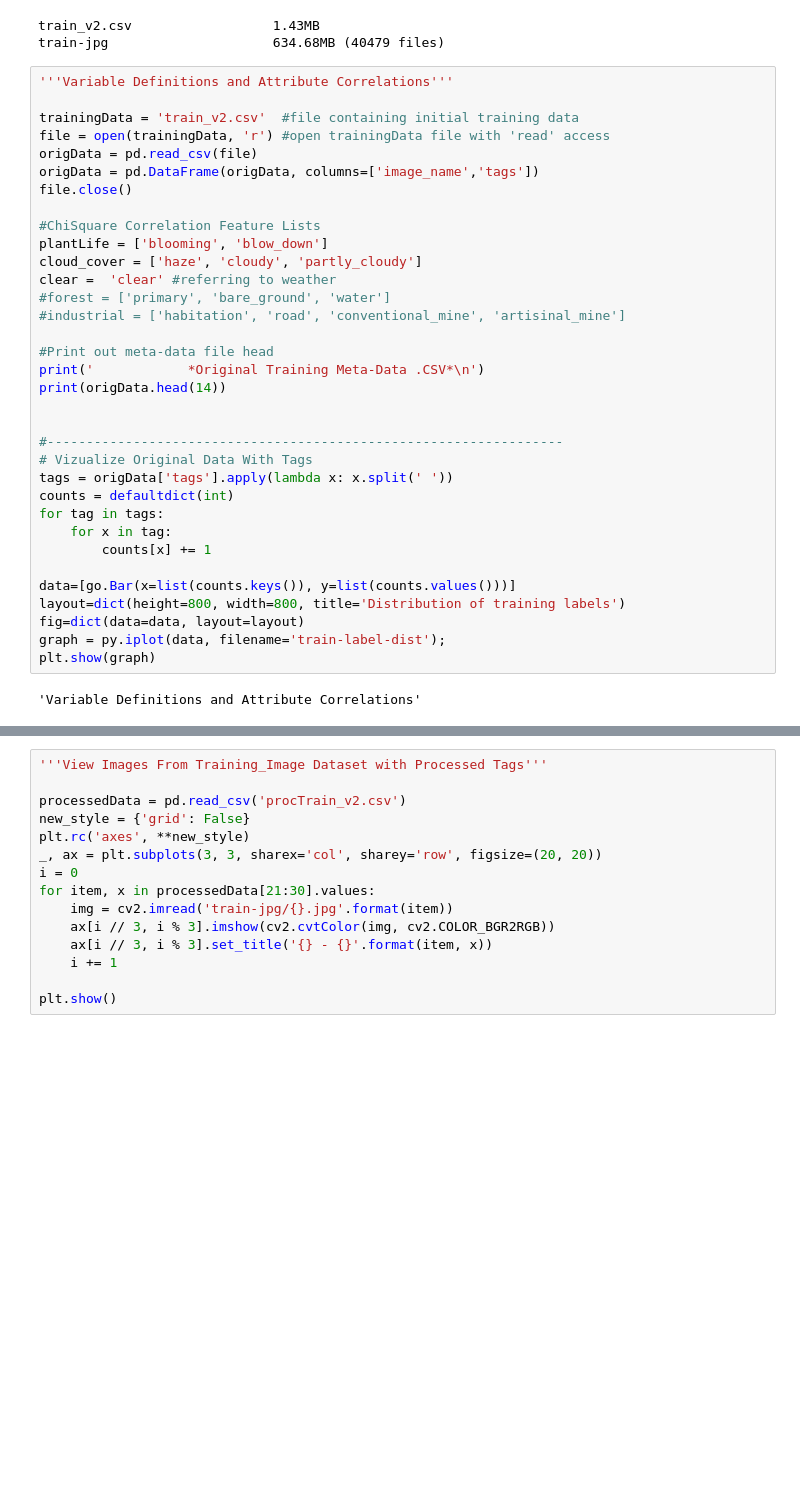
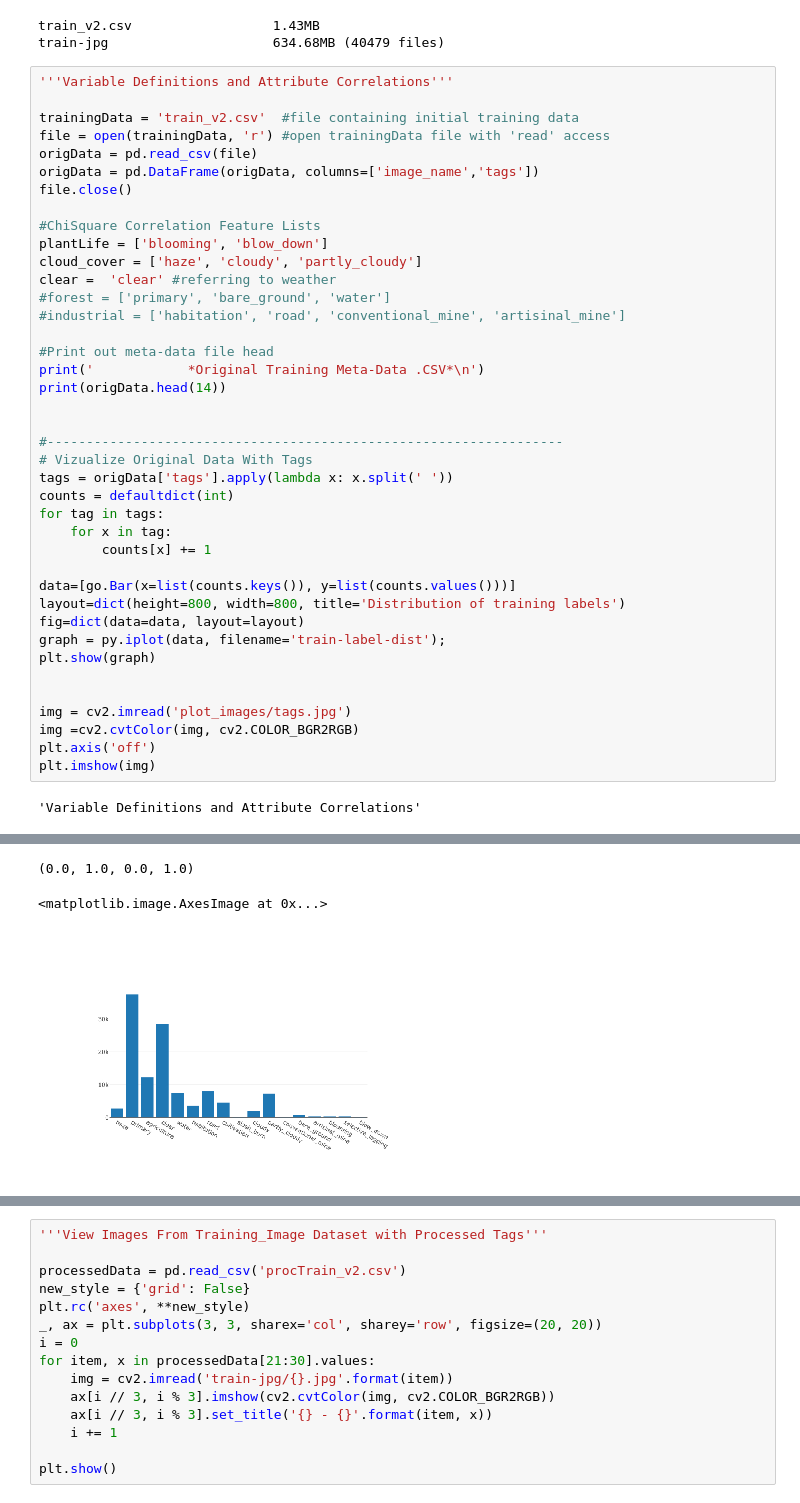
Before and after one commit to sam133/GGOGH, a Jupyter notebook: Amazon-Data-Mining.ipynb, the cells around one changed output, grey strips where cells are left out. Cells and saved outputs as stored; diff of their text form; blank space fills up the shorter version.

Commit message:
uploading screenshots of plots due to plots not showing up in .ipynb on GitHub. Modified Code to display plot images.

```diff
--- a/Amazon-Data-Mining.ipynb
+++ b/Amazon-Data-Mining.ipynb
@@ -58,33 +60,42 @@ tags = origData['tags'].apply(lambda x: x.split(' '))
 counts = defaultdict(int)
 for tag in tags:
     for x in tag:
         counts[x] += 1
 
 data=[go.Bar(x=list(counts.keys()), y=list(counts.values()))]
 layout=dict(height=800, width=800, title='Distribution of training labels')
 fig=dict(data=data, layout=layout)
 graph = py.iplot(data, filename='train-label-dist');
 plt.show(graph)
+
+
+img = cv2.imread('plot_images/tags.jpg')
+img =cv2.cvtColor(img, cv2.COLOR_BGR2RGB)
+plt.axis('off')
+plt.imshow(img)
 # %% [output]
 'Variable Definitions and Attribute Correlations'
             *Original Training Meta-Data .CSV*
 
    image_name                                         tags
 0     train_0                                 haze primary
 1     train_1              agriculture clear primary water
 2     train_2                                clear primary
 3     train_3                                clear primary
 4     train_4    agriculture clear habitation primary road
 5     train_5                           haze primary water
 6     train_6  agriculture clear cultivation primary water
 7     train_7                                 haze primary
 8     train_8        agriculture clear cultivation primary
 9     train_9   agriculture clear cultivation primary road
 10   train_10   agriculture clear primary slash_burn water
 11   train_11                          clear primary water
 12   train_12                                       cloudy
 13   train_13                                clear primary
 [interactive output not drawn]
+(0.0, 1.0, 0.0, 1.0)
+<matplotlib.image.AxesImage at 0x...>
+[figure, added]
 # %%
 '''Conduct Data Reduction and Preprocessing Using ChiSquared'''
 
```
Also changed, not shown: parts of 3 cells of this notebook, 3 other files.
